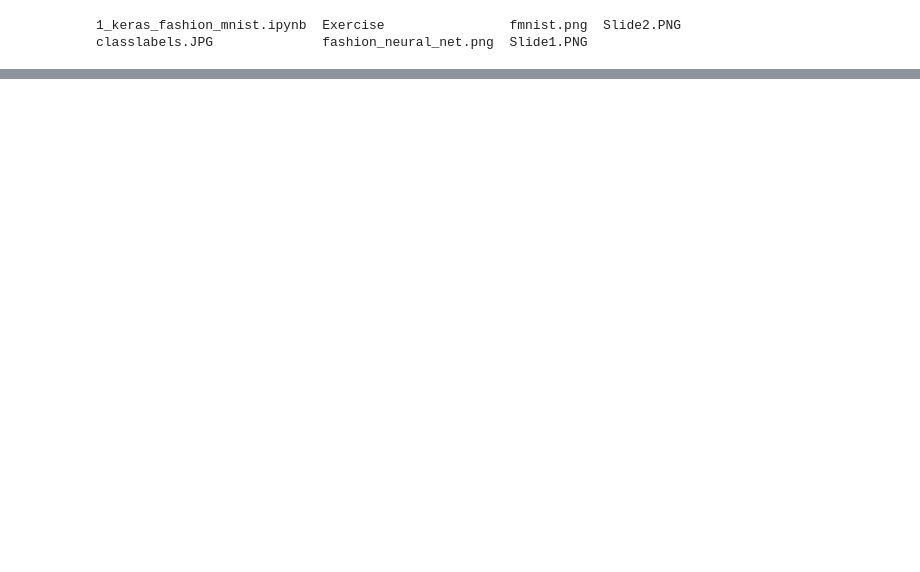
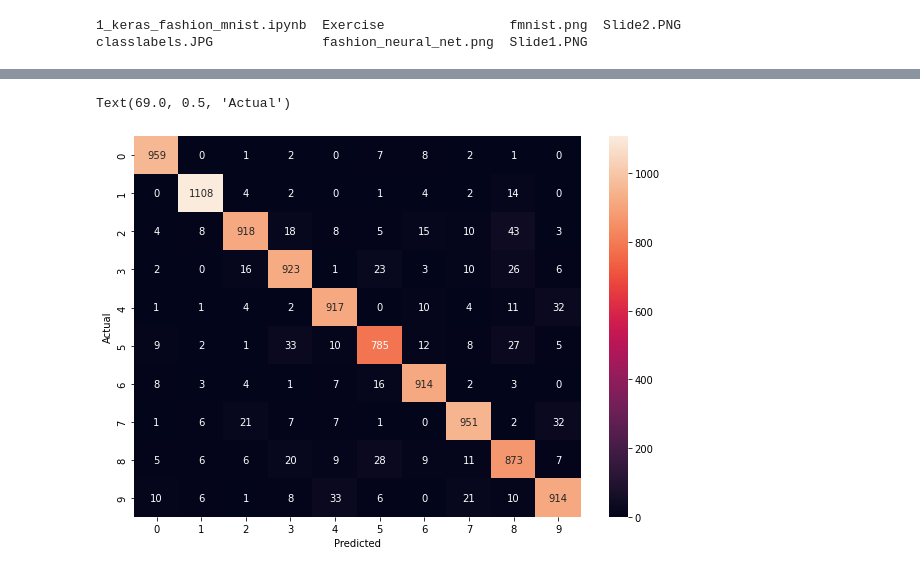
Before and after one commit to AftabUdaipurwala/Deeplearning, a Jupyter notebook: Deep_Learning_Fashion_MNIST.ipynb, the cells around one changed output, grey strips where cells are left out. Cells and saved outputs as stored; diff of their text form; code cells hidden in the pictures; blank space fills up the shorter version.

```diff
--- a/Deep_Learning_Fashion_MNIST.ipynb
+++ b/Deep_Learning_Fashion_MNIST.ipynb
@@ -34,0 +96,2 @@ classlabels.JPG              fashion_neural_net.png  Slide1.PNG
+# %%
+model.fit(x_train_flatten,y_train, epochs=5)
@@ -34,0 +124,4 @@ classlabels.JPG              fashion_neural_net.png  Slide1.PNG
+# %%
+y_predicted = model.predict(x_test_flatten)
+# %%
+y_pred= [np.argmax(i) for i in y_predicted]
@@ -34,0 +130,3 @@ classlabels.JPG              fashion_neural_net.png  Slide1.PNG
+# %%
+cm = tf.math.confusion_matrix(labels=y_test, predictions = y_pred )
+cm
@@ -34,0 +146,9 @@ classlabels.JPG              fashion_neural_net.png  Slide1.PNG
+# %%
+import seaborn as sns
+plt.figure(figsize=(10,7))
+sns.heatmap(cm, annot=True, fmt='d')
+plt.xlabel('Predicted')
+plt.ylabel('Actual')
+# %% [output]
+Text(69.0, 0.5, 'Actual')
+[figure, added]
```
Also changed, not shown: parts of 29 cells of this notebook.
